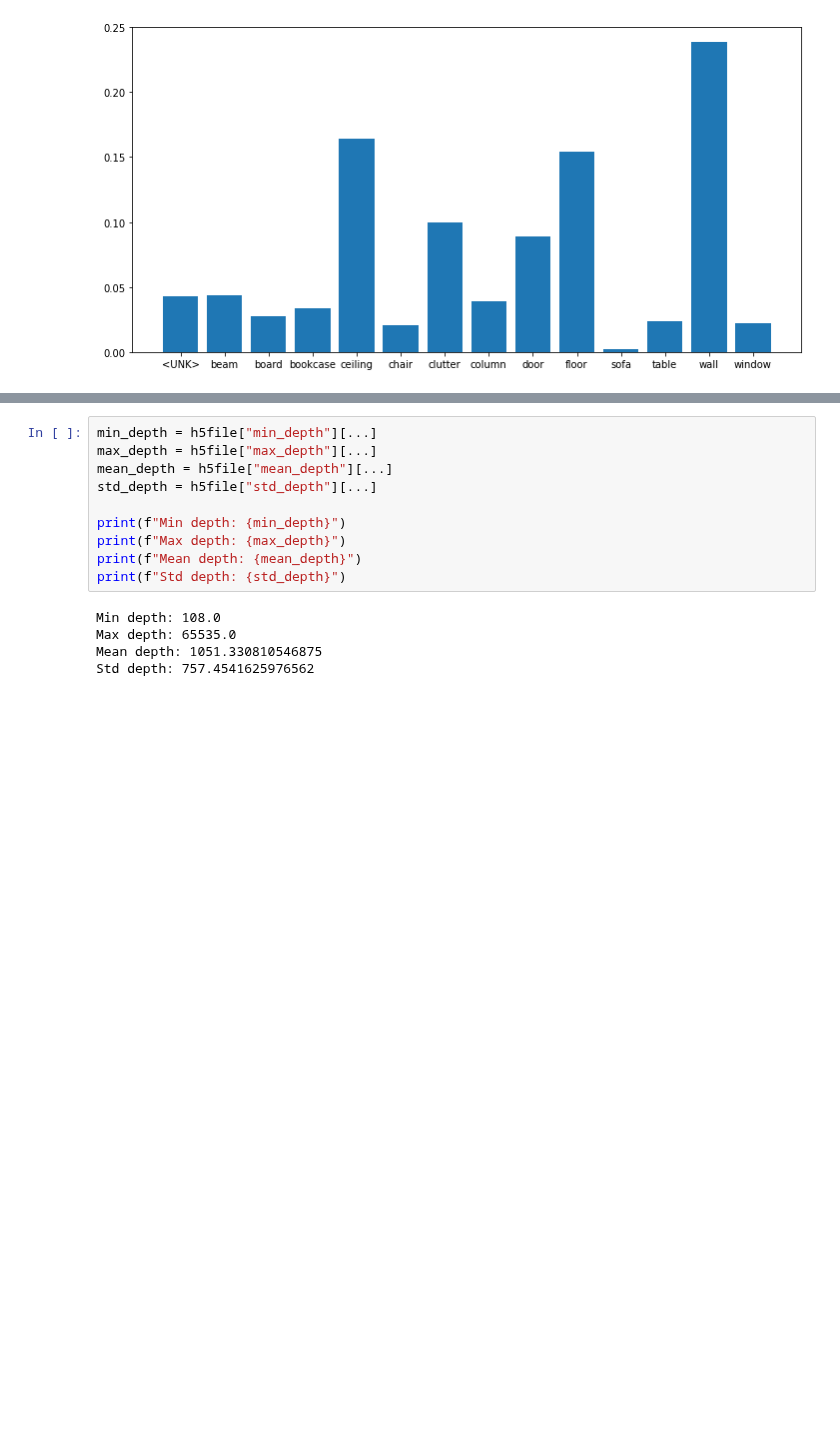
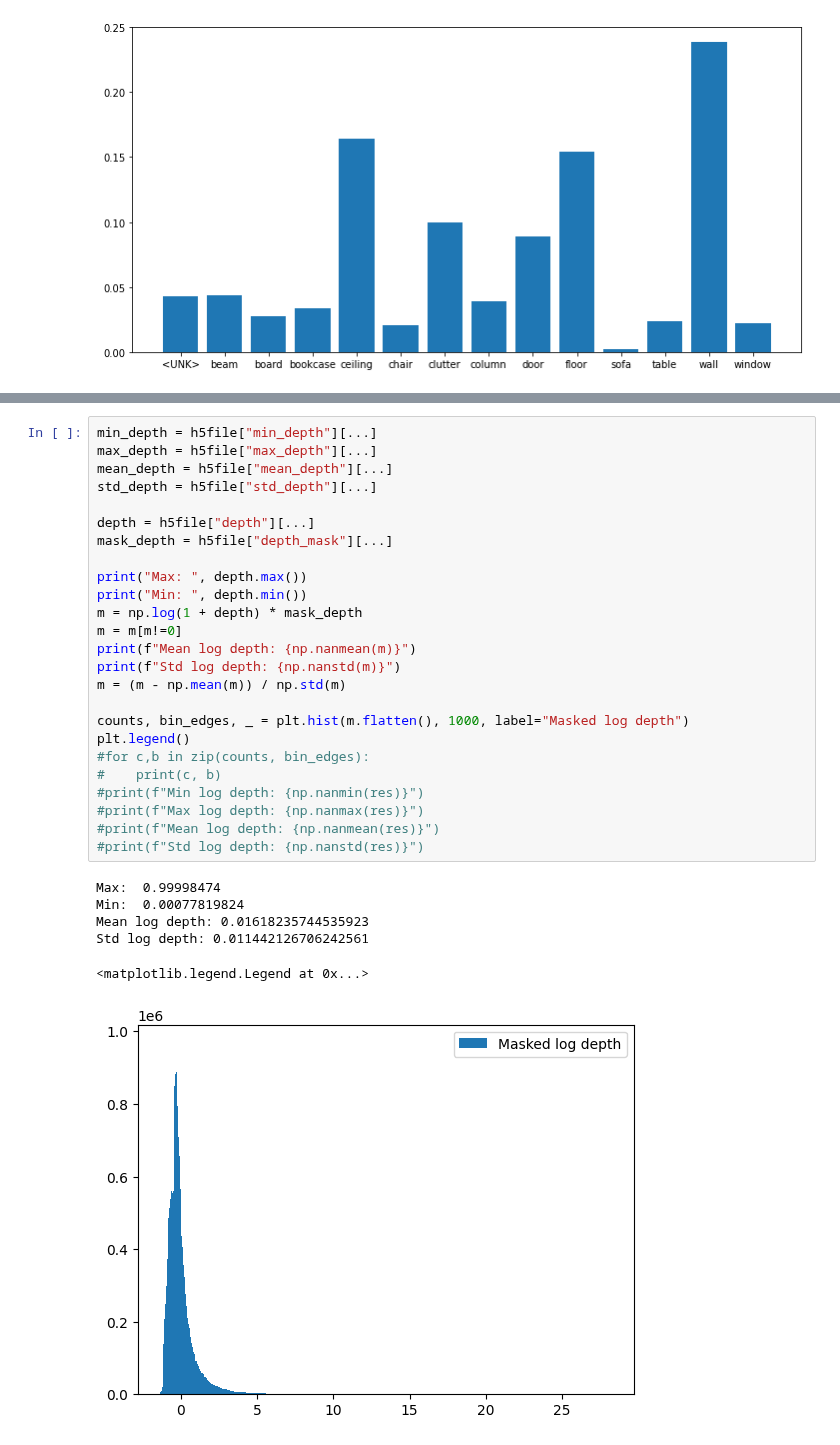
Before and after one commit to NVIDIA/torch-harmonics, a Jupyter notebook: notebooks/stanford_2d3ds_dataset.ipynb, the cells around one changed output, grey strips where cells are left out. Cells and saved outputs as stored; diff of their text form; blank space fills up the shorter version.

```diff
--- a/notebooks/stanford_2d3ds_dataset.ipynb
+++ b/notebooks/stanford_2d3ds_dataset.ipynb
@@ -99,21 +102,38 @@ for j, label in enumerate(column_labels):
     fig.text((j + 0.5) / 3, 1.03, label, va="top", ha="center", fontsize="large")
 # %% [output]
 [figure]
-# %%
-min_depth = h5file["min_depth"][...]
-max_depth = h5file["max_depth"][...]
-mean_depth = h5file["mean_depth"][...]
-std_depth = h5file["std_depth"][...]
-
-print(f"Min depth: {min_depth}")
-print(f"Max depth: {max_depth}")
-print(f"Mean depth: {mean_depth}")
-print(f"Std depth: {std_depth}")
-# %% [output]
-Min depth: 108.0
-Max depth: 65535.0
-Mean depth: 1051.330810546875
-Std depth: 757.4541625976562
+# %%
+min_depth = h5file["min_depth"][...]
+max_depth = h5file["max_depth"][...]
+mean_depth = h5file["mean_depth"][...]
+std_depth = h5file["std_depth"][...]
+
+depth = h5file["depth"][...]
+mask_depth = h5file["depth_mask"][...]
+
+print("Max: ", depth.max())
+print("Min: ", depth.min())
+m = np.log(1 + depth) * mask_depth
+m = m[m!=0]
+print(f"Mean log depth: {np.nanmean(m)}")
+print(f"Std log depth: {np.nanstd(m)}")
+m = (m - np.mean(m)) / np.std(m)
+
+counts, bin_edges, _ = plt.hist(m.flatten(), 1000, label="Masked log depth")
+plt.legend()
+#for c,b in zip(counts, bin_edges):
+#    print(c, b)
+#print(f"Min log depth: {np.nanmin(res)}")
+#print(f"Max log depth: {np.nanmax(res)}")
+#print(f"Mean log depth: {np.nanmean(res)}")
+#print(f"Std log depth: {np.nanstd(res)}")
+# %% [output]
+Max:  0.99998474
+Min:  0.00077819824
+Mean log depth: 0.01618235744535923
+Std log depth: 0.011442126706242561
+<matplotlib.legend.Legend at 0x...>
+[figure, added]
 # %%
 min_rgb = h5file["min_rgb"][...]
 max_rgb = h5file["max_rgb"][...]
```
Also changed, not shown: parts of 2 cells of this notebook, 4 other files.
